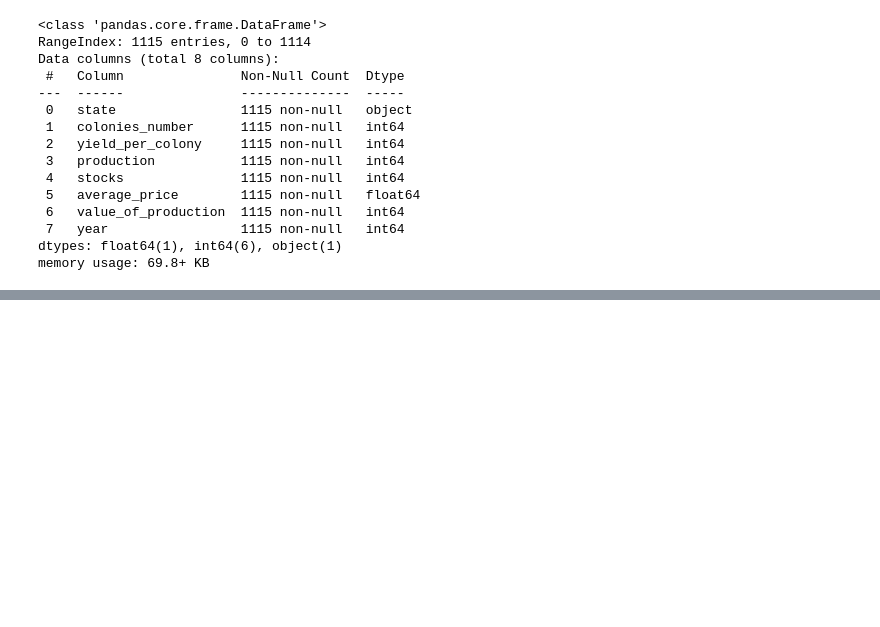
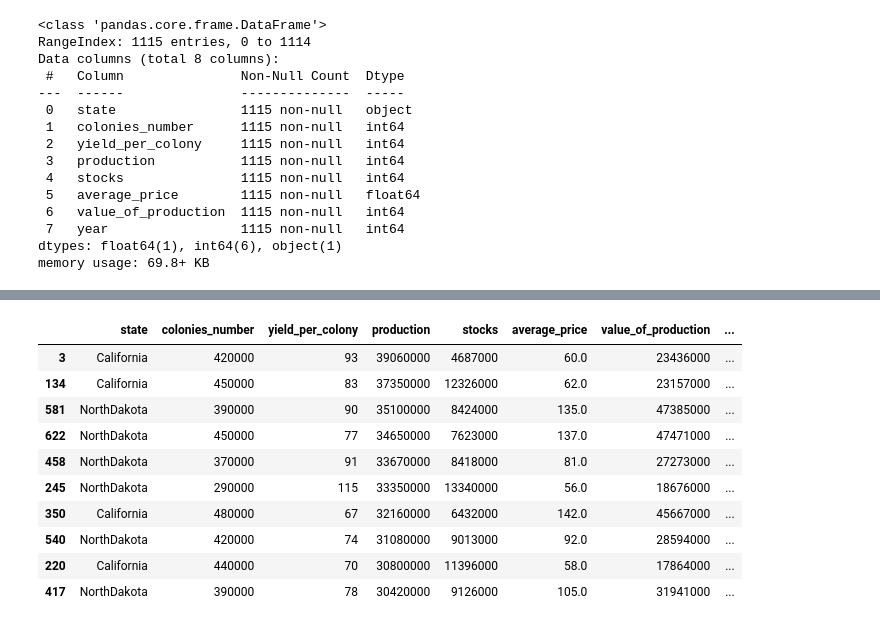
Before and after one commit to AryadipMridha/US-Honey-Production_Visualisation, a Jupyter notebook: US-Honey-DataVisualization.ipynb, the cells around one changed output, grey strips where cells are left out. Saved outputs shown, nothing was run; the diff lists cells and outputs as text; code cells hidden in the pictures; blank space fills up the shorter version.

```diff
--- a/US-Honey-DataVisualization.ipynb
+++ b/US-Honey-DataVisualization.ipynb
@@ -79,0 +135,17 @@ memory usage: 69.8+ KB
+# %%
+#sorting the production in decs order
+df2=df.sort_values("production",ascending=False)
+# %%
+df2.head(10)
+# %% [output]
+|  | state | colonies_number | yield_per_colony | production | stocks | average_price | value_of_production | ... |
+| 3 | California | 420000 | 93 | 39060000 | 4687000 | 60.0 | 23436000 | ... |
+| 134 | California | 450000 | 83 | 37350000 | 12326000 | 62.0 | 23157000 | ... |
+| 581 | NorthDakota | 390000 | 90 | 35100000 | 8424000 | 135.0 | 47385000 | ... |
+| 622 | NorthDakota | 450000 | 77 | 34650000 | 7623000 | 137.0 | 47471000 | ... |
+| 458 | NorthDakota | 370000 | 91 | 33670000 | 8418000 | 81.0 | 27273000 | ... |
+| 245 | NorthDakota | 290000 | 115 | 33350000 | 13340000 | 56.0 | 18676000 | ... |
+| 350 | California | 480000 | 67 | 32160000 | 6432000 | 142.0 | 45667000 | ... |
+| 540 | NorthDakota | 420000 | 74 | 31080000 | 9013000 | 92.0 | 28594000 | ... |
+| 220 | California | 440000 | 70 | 30800000 | 11396000 | 58.0 | 17864000 | ... |
+| 417 | NorthDakota | 390000 | 78 | 30420000 | 9126000 | 105.0 | 31941000 | ... |
```
Also changed, not shown: parts of 6 cells of this notebook.
